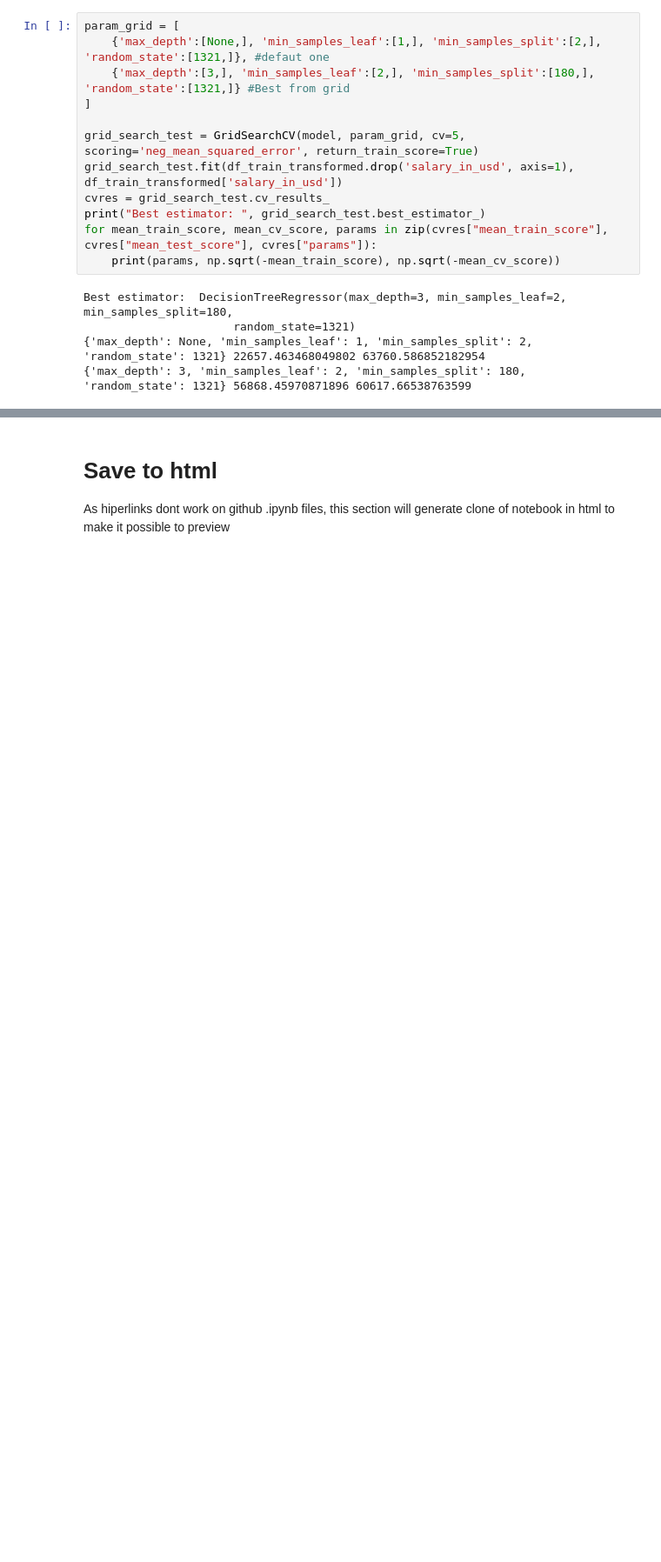
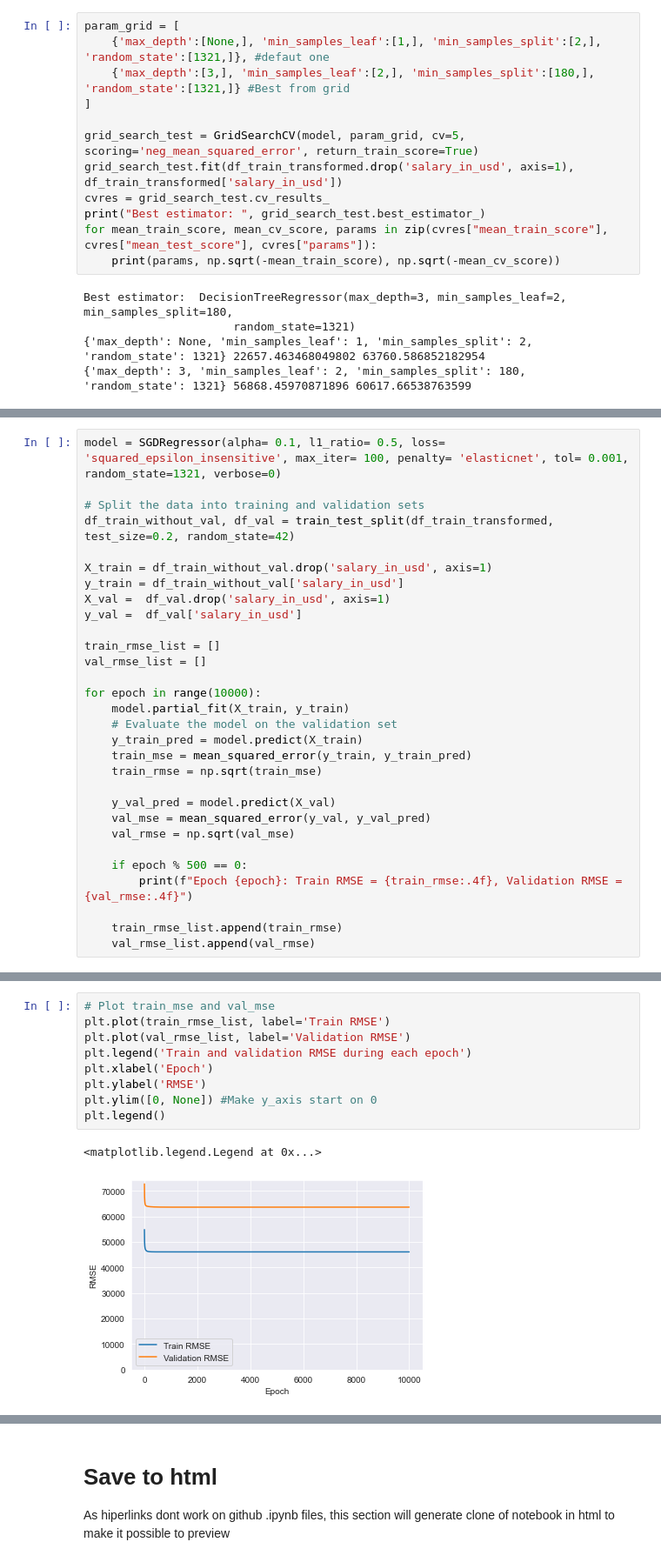
Before and after one commit to SalamanderKrajza/ds-compendium, a Jupyter notebook: projects/ds_salaries.ipynb, the cells around one changed output, grey strips where cells are left out. Shown at 87% size. Saved outputs shown, nothing was run; the diff lists cells and outputs as text; blank space fills up the shorter version.

Commit message:
Add SGDRegressor to ds_salaries

```diff
--- a/projects/ds_salaries.ipynb
+++ b/projects/ds_salaries.ipynb
@@ -1050,0 +1133,30 @@ Best estimator:  DecisionTreeRegressor(max_depth=3, min_samples_leaf=2, min_samp
+# %%
+model = SGDRegressor(alpha= 0.1, l1_ratio= 0.5, loss= 'squared_epsilon_insensitive', max_iter= 100, penalty= 'elasticnet', tol= 0.001, random_state=1321, verbose=0)
+
+# Split the data into training and validation sets
+df_train_without_val, df_val = train_test_split(df_train_transformed, test_size=0.2, random_state=42)
+
+X_train = df_train_without_val.drop('salary_in_usd', axis=1)
+y_train = df_train_without_val['salary_in_usd']
+X_val =  df_val.drop('salary_in_usd', axis=1)
+y_val =  df_val['salary_in_usd']
+
+train_rmse_list = []
+val_rmse_list = []
+
+for epoch in range(10000):
+    model.partial_fit(X_train, y_train)
+    # Evaluate the model on the validation set
+    y_train_pred = model.predict(X_train)
+    train_mse = mean_squared_error(y_train, y_train_pred)
+    train_rmse = np.sqrt(train_mse)
+
+    y_val_pred = model.predict(X_val)
+    val_mse = mean_squared_error(y_val, y_val_pred)
+    val_rmse = np.sqrt(val_mse)
+
+    if epoch % 500 == 0:
+        print(f"Epoch {epoch}: Train RMSE = {train_rmse:.4f}, Validation RMSE = {val_rmse:.4f}")
+
+    train_rmse_list.append(train_rmse)
+    val_rmse_list.append(val_rmse)
@@ -1050,0 +1184,12 @@ Best estimator:  DecisionTreeRegressor(max_depth=3, min_samples_leaf=2, min_samp
+# %%
+# Plot train_mse and val_mse
+plt.plot(train_rmse_list, label='Train RMSE')
+plt.plot(val_rmse_list, label='Validation RMSE')
+plt.legend('Train and validation RMSE during each epoch')
+plt.xlabel('Epoch')
+plt.ylabel('RMSE')
+plt.ylim([0, None]) #Make y_axis start on 0
+plt.legend()
+# %% [output]
+<matplotlib.legend.Legend at 0x...>
+[figure, added]
```
Also changed, not shown: parts of 16 cells of this notebook, 1 other file.
